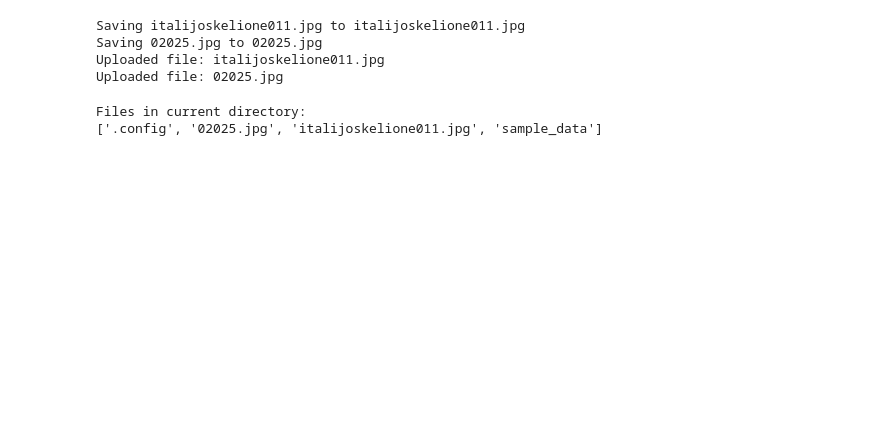
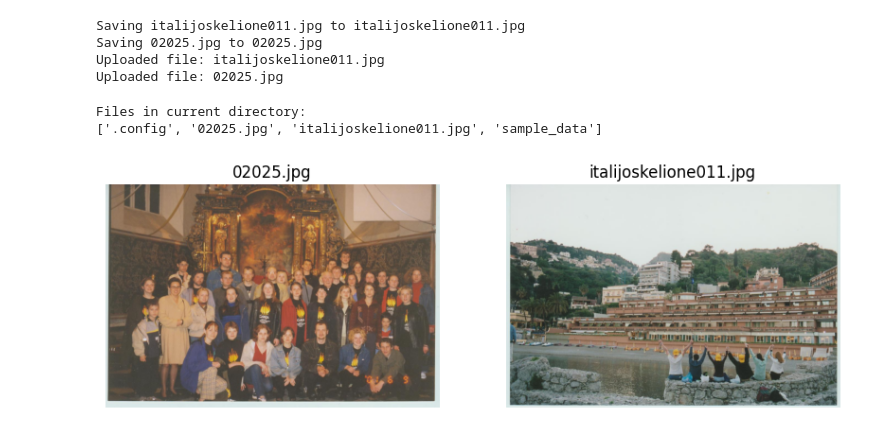
Before and after one commit to vestinabert/Image_Processing, a Jupyter notebook: Feature_Extraction_And_Image_Stitching.ipynb, the cells around one changed output. Saved outputs shown, nothing was run; the diff lists cells and outputs as text; code cells hidden in the pictures; blank space fills up the shorter version.

Commit message:
Displaying images

```diff
--- a/Feature_Extraction_And_Image_Stitching.ipynb
+++ b/Feature_Extraction_And_Image_Stitching.ipynb
@@ -24,3 +24,26 @@ print(os.listdir())
 # %% [output]
 Files in current directory:
 ['.config', '02025.jpg', 'italijoskelione011.jpg', 'sample_data']
+# %%
+import cv2
+import matplotlib.pyplot as plt
+import os
+
+# List uploaded images
+image_files = [f for f in os.listdir() if f.lower().endswith(('jpg'))]
+
+# Display all images
+plt.figure(figsize=(10, 5))
+
+for i, img_file in enumerate(image_files):
+    img = cv2.imread(img_file)  # Read image
+    img = cv2.cvtColor(img, cv2.COLOR_BGR2RGB)  # Convert BGR to RGB
+
+    plt.subplot(1, len(image_files), i+1)
+    plt.imshow(img)
+    plt.title(img_file)
+    plt.axis('off')
+
+plt.show()
+# %% [output]
+[figure, added]
```
